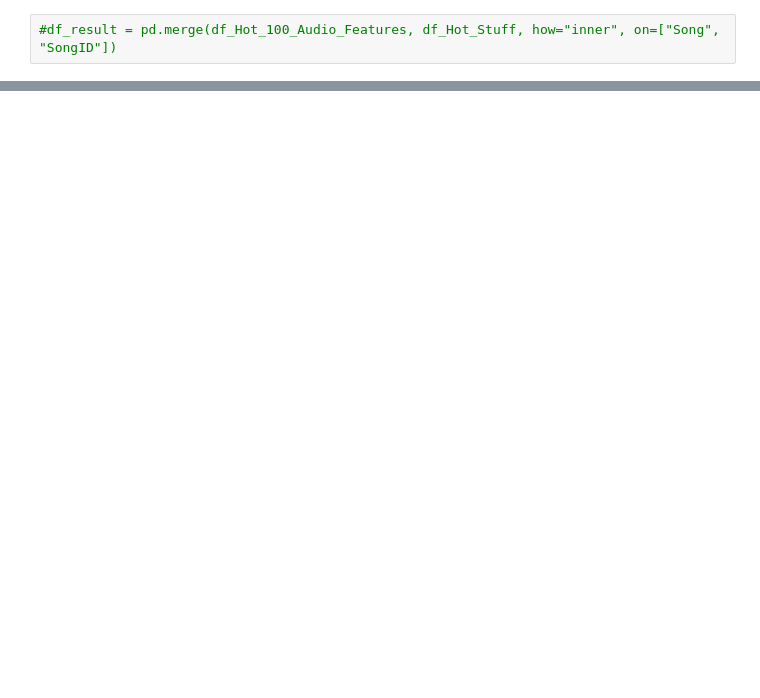
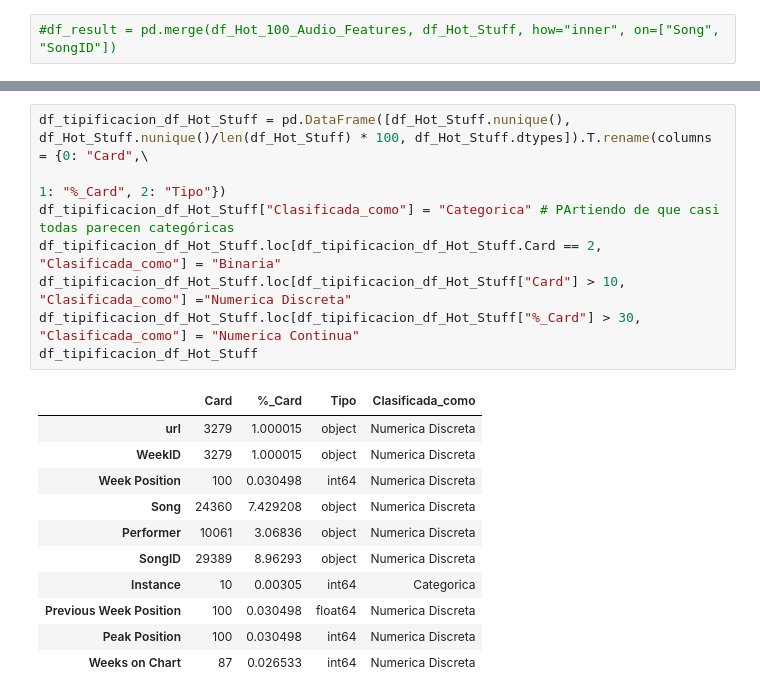
Before and after one commit to jorgegmayorgas/ONLINE_DS_THEBRIDGE_JORGE_GIMENEZ, a Jupyter notebook: EDA/Billboard Hot weekly charts/1-Definicion_EDA_v2.ipynb, the cells around one changed output, grey strips where cells are left out. Drawn from its saved outputs; the diff is of its cells as text; blank space fills up the shorter version.

```diff
--- a/EDA/Billboard Hot weekly charts/1-Definicion_EDA_v2.ipynb
+++ b/EDA/Billboard Hot weekly charts/1-Definicion_EDA_v2.ipynb
@@ -401,0 +524,20 @@ df_Hot_100_Audio_Features_EDA=df_genres_modificado.copy()
+# %%
+df_tipificacion_df_Hot_Stuff = pd.DataFrame([df_Hot_Stuff.nunique(), df_Hot_Stuff.nunique()/len(df_Hot_Stuff) * 100, df_Hot_Stuff.dtypes]).T.rename(columns = {0: "Card",\
+                                                                                                                                 1: "%_Card", 2: "Tipo"})
+df_tipificacion_df_Hot_Stuff["Clasificada_como"] = "Categorica" # PArtiendo de que casi todas parecen categóricas
+df_tipificacion_df_Hot_Stuff.loc[df_tipificacion_df_Hot_Stuff.Card == 2, "Clasificada_como"] = "Binaria"
+df_tipificacion_df_Hot_Stuff.loc[df_tipificacion_df_Hot_Stuff["Card"] > 10, "Clasificada_como"] ="Numerica Discreta"
+df_tipificacion_df_Hot_Stuff.loc[df_tipificacion_df_Hot_Stuff["%_Card"] > 30, "Clasificada_como"] = "Numerica Continua"
+df_tipificacion_df_Hot_Stuff
+# %% [output]
+|  | Card | %_Card | Tipo | Clasificada_como |
+| url | 3279 | 1.000015 | object | Numerica Discreta |
+| WeekID | 3279 | 1.000015 | object | Numerica Discreta |
+| Week Position | 100 | 0.030498 | int64 | Numerica Discreta |
+| Song | 24360 | 7.429208 | object | Numerica Discreta |
+| Performer | 10061 | 3.06836 | object | Numerica Discreta |
+| SongID | 29389 | 8.96293 | object | Numerica Discreta |
+| Instance | 10 | 0.00305 | int64 | Categorica |
+| Previous Week Position | 100 | 0.030498 | float64 | Numerica Discreta |
+| Peak Position | 100 | 0.030498 | int64 | Numerica Discreta |
+| Weeks on Chart | 87 | 0.026533 | int64 | Numerica Discreta |
```
Also changed, not shown: parts of 24 cells of this notebook, 3 other files.
